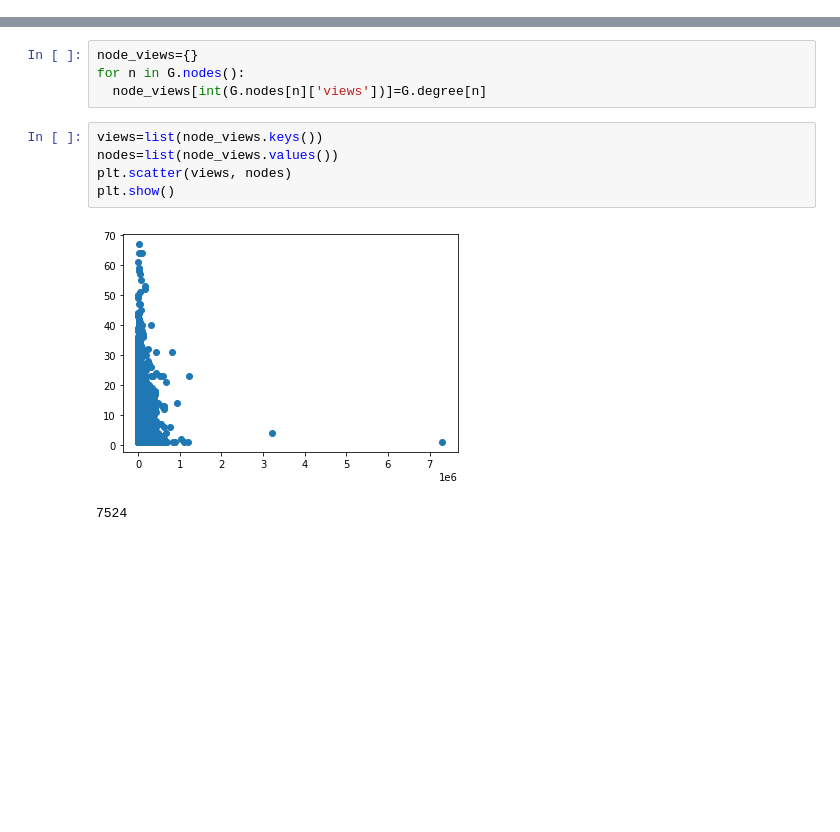
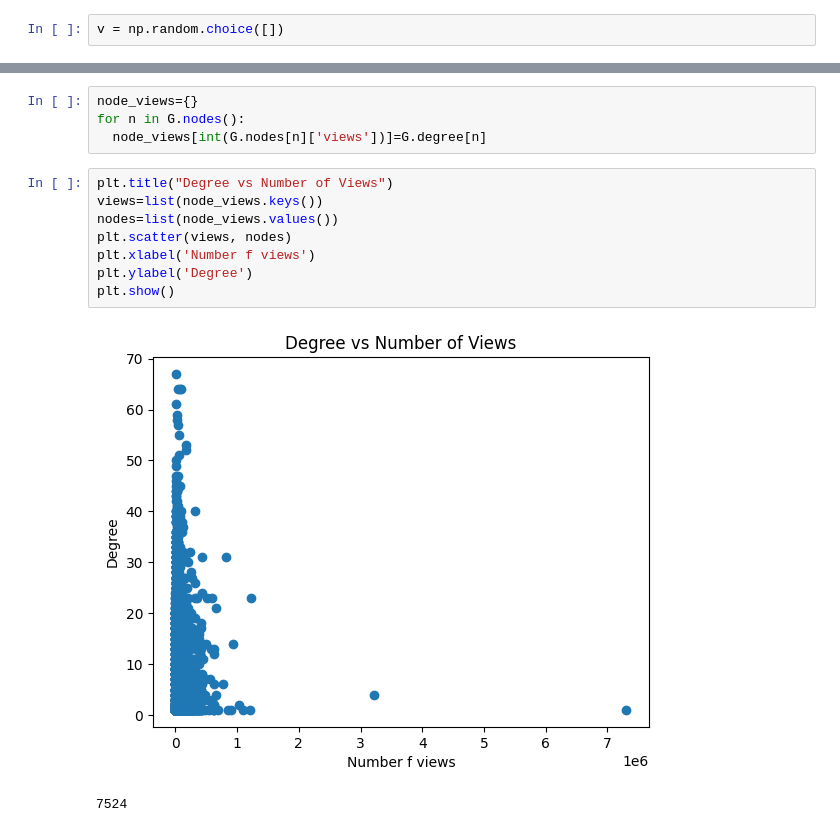
Before and after one commit to hemanthkumar17/Graph-based-Recommender-System, a Jupyter notebook: Recommender_System.ipynb, the cells around one changed output, grey strips where cells are left out. Cells and saved outputs as stored; diff of their text form; blank space fills up the shorter version.

```diff
--- a/Recommender_System.ipynb
+++ b/Recommender_System.ipynb
@@ -60,0 +78,2 @@ G.number_of_nodes()
+# %%
+v = np.random.choice([])
@@ -156,12 +203,15 @@ node_views={}
 for n in G.nodes():
   node_views[int(G.nodes[n]['views'])]=G.degree[n]
 # %%
+plt.title("Degree vs Number of Views")
 views=list(node_views.keys())
 nodes=list(node_views.values())
 plt.scatter(views, nodes)
+plt.xlabel('Number f views')
+plt.ylabel('Degree')
 plt.show()
 # %% [output]
-[figure, old version]
+[figure, new version]
 # %%
 # %% [output]
 7524
```
Also changed, not shown: parts of 48 cells of this notebook.
